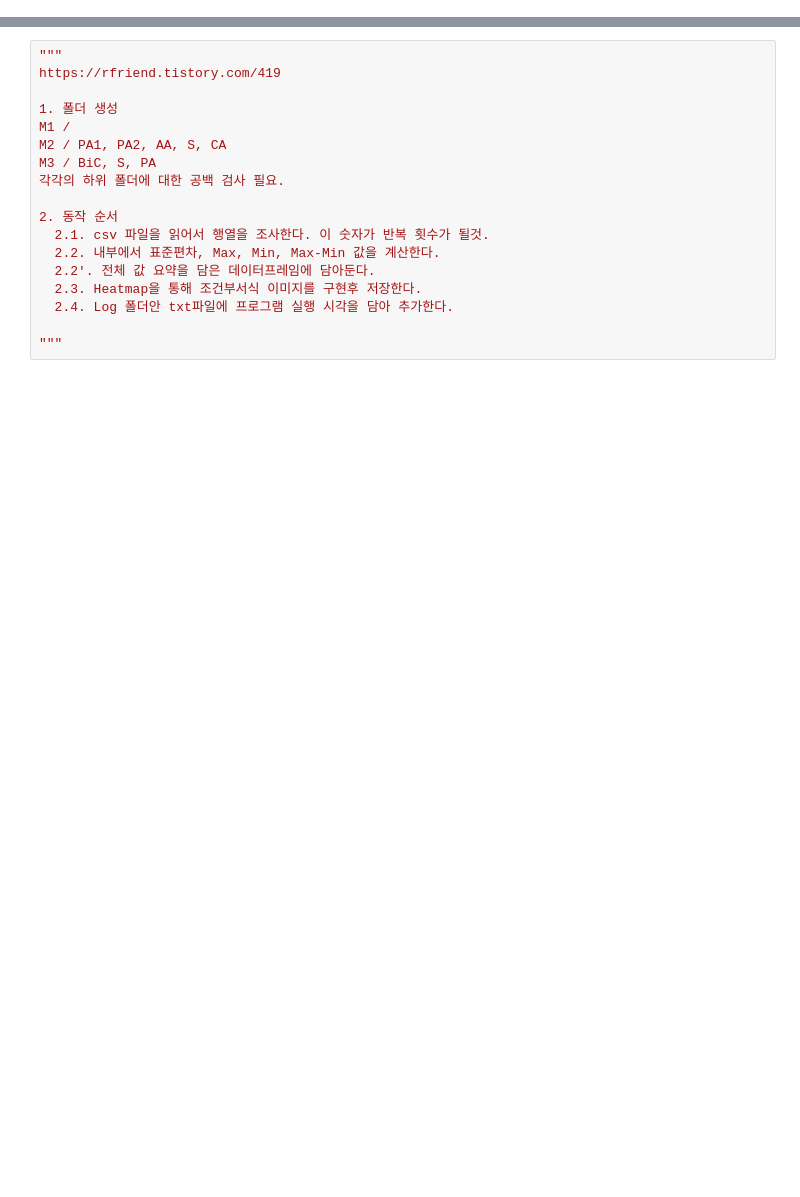
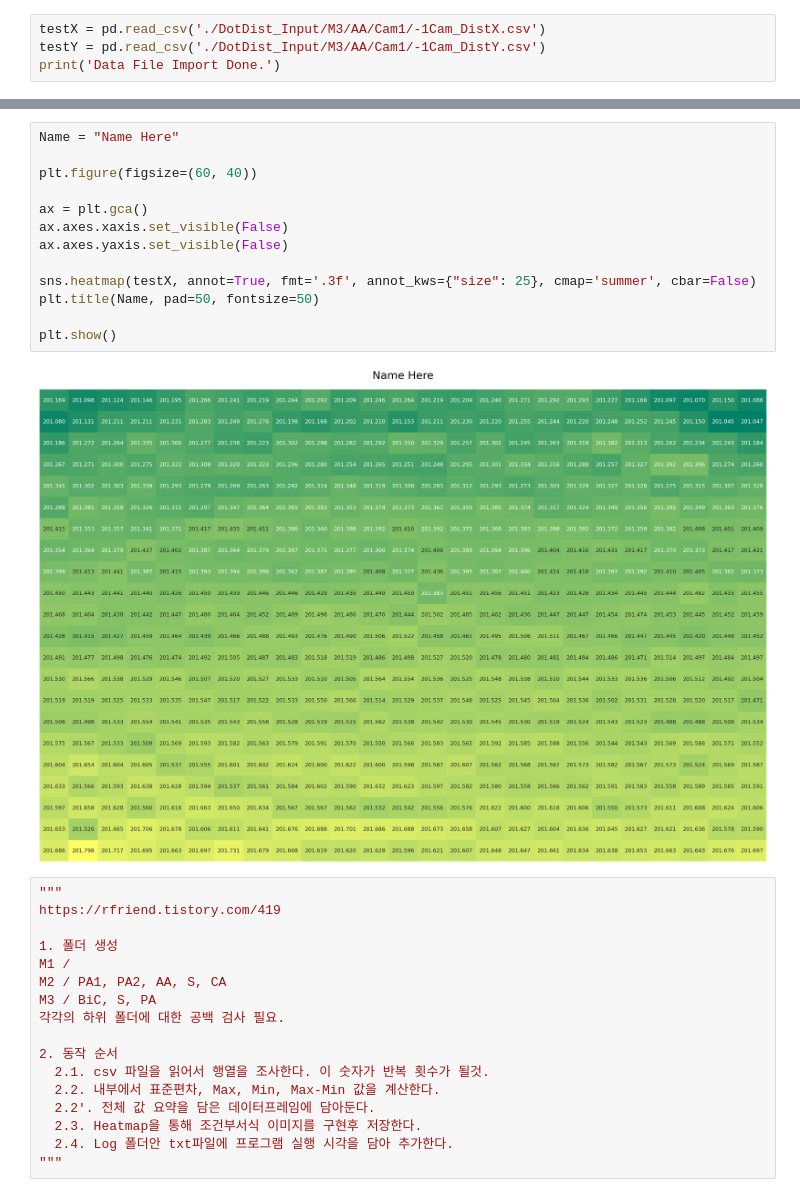
Before and after one commit to Chromatic-Hwi/Practice, a Jupyter notebook: etc/PIE/DotDist 제작중.ipynb, the cells around one changed output, grey strips where cells are left out. Cells and saved outputs as stored; diff of their text form; blank space fills up the shorter version.

Commit message:
221210 Heatmap 구현
  반복 구조는 나중에 하고 일단 csv 파일 하나 로드해서 Heatmap 표시까지 완료했음. 이제 확률밀도함수, Max-Min, 표준편차를 저장하도록 하면 됨.

```diff
--- a/etc/PIE/DotDist 제작중.ipynb
+++ b/etc/PIE/DotDist 제작중.ipynb
@@ -77,0 +161,4 @@ else:
+# %%
+testX = pd.read_csv('./DotDist_Input/M3/AA/Cam1/-1Cam_DistX.csv')
+testY = pd.read_csv('./DotDist_Input/M3/AA/Cam1/-1Cam_DistY.csv')
+print('Data File Import Done.')
@@ -78,3 +188,18 @@ else:
+# %%
+Name = "Name Here"
+
+plt.figure(figsize=(60, 40))
+
+ax = plt.gca()
+ax.axes.xaxis.set_visible(False)
+ax.axes.yaxis.set_visible(False)
+
+sns.heatmap(testX, annot=True, fmt='.3f', annot_kws={"size": 25}, cmap='summer', cbar=False)
+plt.title(Name, pad=50, fontsize=50)
+
+plt.show()
+# %% [output]
+[figure, added]
 # %%
 """
 https://rfriend.tistory.com/419
@@ -91,5 +216,4 @@ M3 / BiC, S, PA
   2.2'. 전체 값 요약을 담은 데이터프레임에 담아둔다.
   2.3. Heatmap을 통해 조건부서식 이미지를 구현후 저장한다.
   2.4. Log 폴더안 txt파일에 프로그램 실행 시각을 담아 추가한다.
-
 """
```
Also changed, not shown: parts of 7 cells of this notebook, 29 other files.
